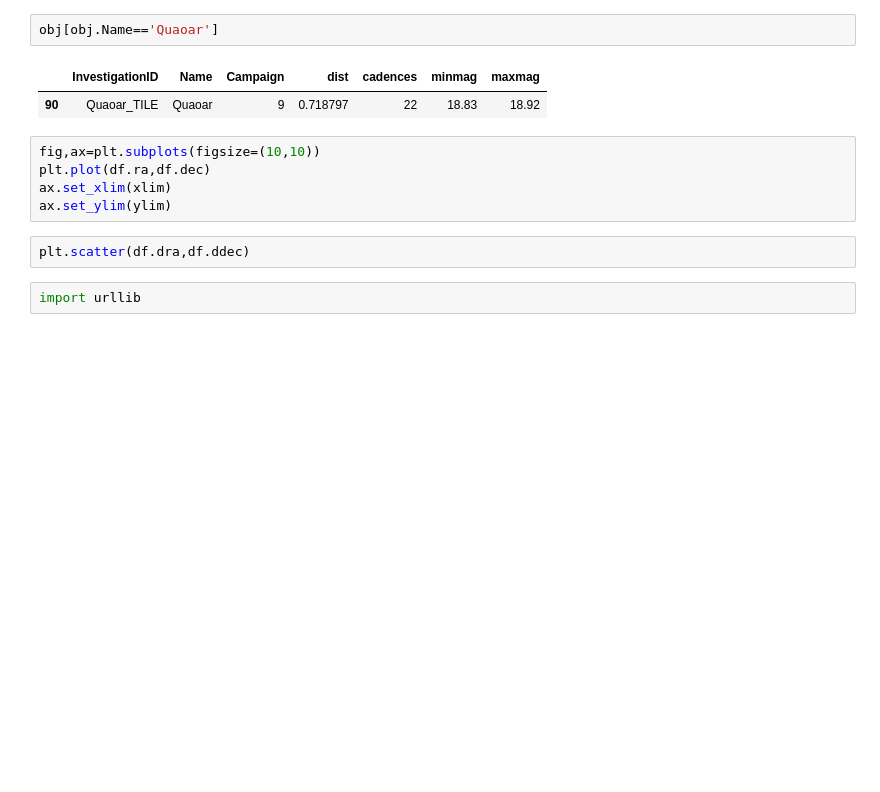
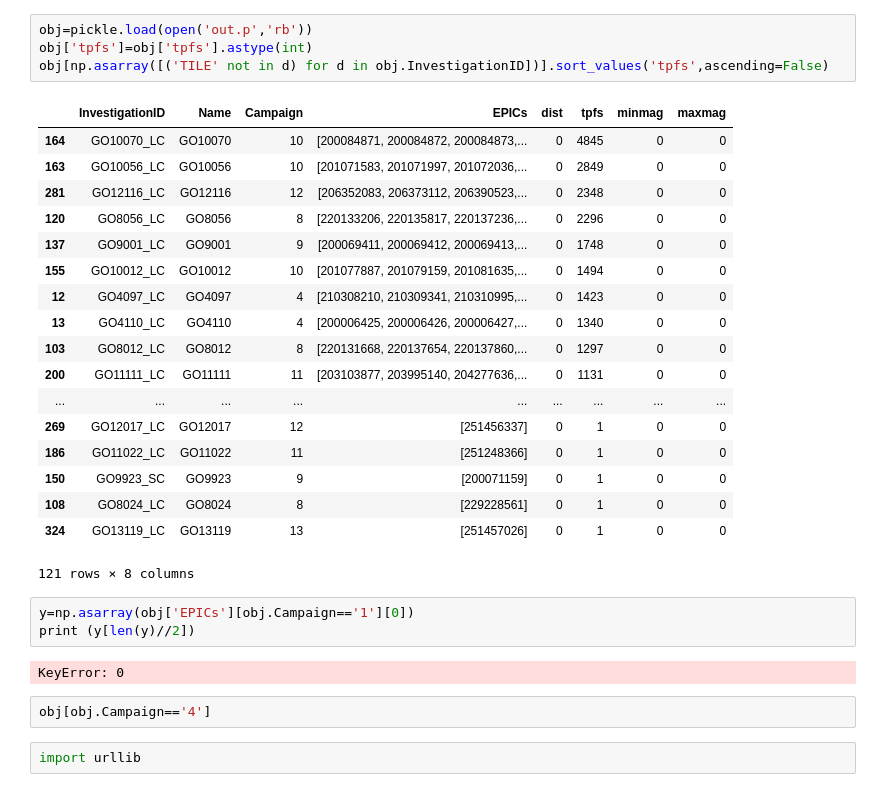
Before and after one commit to christinahedges/k2movie, a Jupyter notebook: notebooks/grab_objects.ipynb, the cells around one changed output. Cells and saved outputs as stored; diff of their text form; blank space fills up the shorter version.

```diff
--- a/notebooks/grab_objects.ipynb
+++ b/notebooks/grab_objects.ipynb
@@ -24,15 +49,33 @@ for campaign in tqdm(range(14)):
+# %%
+obj=pickle.load(open('out.p','rb'))
+obj['tpfs']=obj['tpfs'].astype(int)
+obj[np.asarray([('TILE' not in d) for d in obj.InvestigationID])].sort_values('tpfs',ascending=False)
+# %% [output]
+|  | InvestigationID | Name | Campaign | EPICs | dist | tpfs | minmag | maxmag |
+| 164 | GO10070_LC | GO10070 | 10 | [200084871, 200084872, 200084873,... | 0 | 4845 | 0 | 0 |
+| 163 | GO10056_LC | GO10056 | 10 | [201071583, 201071997, 201072036,... | 0 | 2849 | 0 | 0 |
+| 281 | GO12116_LC | GO12116 | 12 | [206352083, 206373112, 206390523,... | 0 | 2348 | 0 | 0 |
+| 120 | GO8056_LC | GO8056 | 8 | [220133206, 220135817, 220137236,... | 0 | 2296 | 0 | 0 |
+| 137 | GO9001_LC | GO9001 | 9 | [200069411, 200069412, 200069413,... | 0 | 1748 | 0 | 0 |
+| 155 | GO10012_LC | GO10012 | 10 | [201077887, 201079159, 201081635,... | 0 | 1494 | 0 | 0 |
+| 12 | GO4097_LC | GO4097 | 4 | [210308210, 210309341, 210310995,... | 0 | 1423 | 0 | 0 |
+| 13 | GO4110_LC | GO4110 | 4 | [200006425, 200006426, 200006427,... | 0 | 1340 | 0 | 0 |
+| 103 | GO8012_LC | GO8012 | 8 | [220131668, 220137654, 220137860,... | 0 | 1297 | 0 | 0 |
+| 200 | GO11111_LC | GO11111 | 11 | [203103877, 203995140, 204277636,... | 0 | 1131 | 0 | 0 |
+| ... | ... | ... | ... | ... | ... | ... | ... | ... |
+| 269 | GO12017_LC | GO12017 | 12 | [251456337] | 0 | 1 | 0 | 0 |
+| 186 | GO11022_LC | GO11022 | 11 | [251248366] | 0 | 1 | 0 | 0 |
+| 150 | GO9923_SC | GO9923 | 9 | [200071159] | 0 | 1 | 0 | 0 |
+| 108 | GO8024_LC | GO8024 | 8 | [229228561] | 0 | 1 | 0 | 0 |
+| 324 | GO13119_LC | GO13119 | 13 | [251457026] | 0 | 1 | 0 | 0 |
+121 rows × 8 columns
+# %%
+y=np.asarray(obj['EPICs'][obj.Campaign=='1'][0])
+print (y[len(y)//2])
+# %% [output]
+KeyError: 0
 # %%
-obj[obj.Name=='Quaoar']
+obj[obj.Campaign=='4']
-# %% [output]
-|  | InvestigationID | Name | Campaign | dist | cadences | minmag | maxmag |
-| 90 | Quaoar_TILE | Quaoar | 9 | 0.718797 | 22 | 18.83 | 18.92 |
-# %%
-fig,ax=plt.subplots(figsize=(10,10))
-plt.plot(df.ra,df.dec)
-ax.set_xlim(xlim)
-ax.set_ylim(ylim)
-# %%
-plt.scatter(df.dra,df.ddec)
 # %%
 import urllib
 # %%
```
Also changed, not shown: parts of 5 cells of this notebook, 8 other files.
